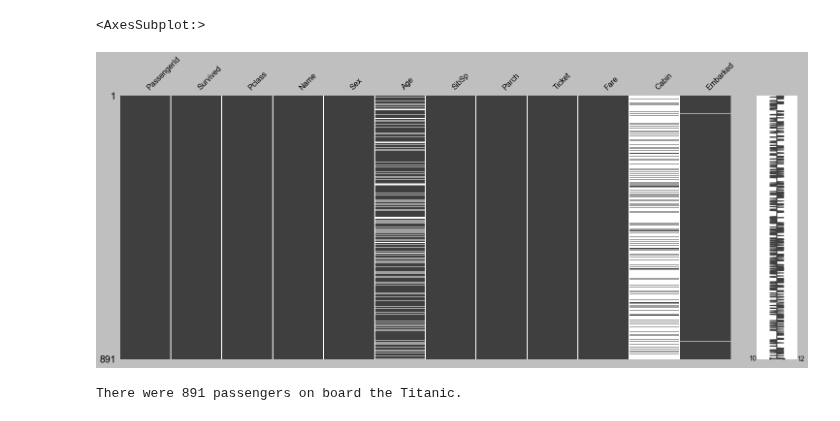
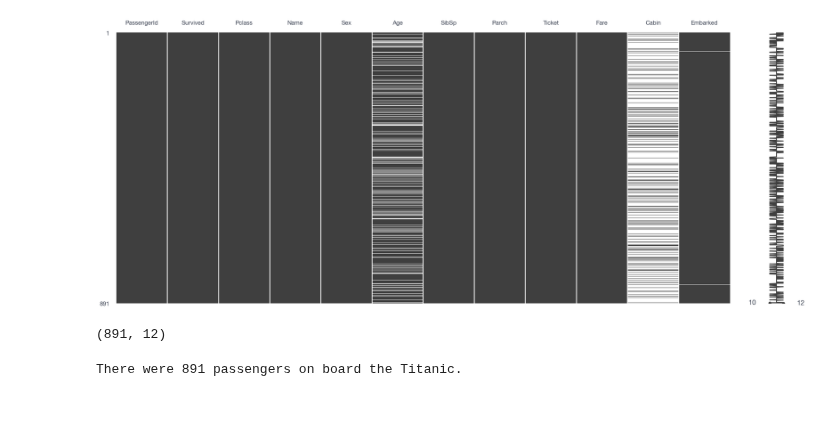
Before and after one commit to qlinhta/my-notes, a Jupyter notebook: teaching/PandasTitanicSolution.ipynb, the cells around one changed output. Saved outputs shown, nothing was run; the diff lists cells and outputs as text; code cells hidden in the pictures.

```diff
--- a/teaching/PandasTitanicSolution.ipynb
+++ b/teaching/PandasTitanicSolution.ipynb
@@ -50,11 +49,15 @@ df.head()
 | 2 | 3 | 1 | Third | Heikkinen, Miss. Laina | female | 26.0 | 0 | 0 | STON/O2. 3101282 | 7.9250 | ... |
 | 3 | 4 | 1 | First | Futrelle, Mrs. Jacques Heath (Lil... | female | 35.0 | 1 | 0 | 113803 | 53.1000 | ... |
 | 4 | 5 | 0 | Third | Allen, Mr. William Henry | male | 35.0 | 0 | 0 | 373450 | 8.0500 | ... |
-# %%
-msno.matrix(df)
-# %% [output]
-<AxesSubplot:>
-[figure, removed]
+# %%
+with load_theme('arctic_light'):
+    msno.matrix(df)
+# %% [output]
+[figure, added]
+# %%
+df.shape
+# %% [output]
+(891, 12)
 # %%
 # 2. How many passengers were on board the Titanic?
 print(f'There were {df.shape[0]} passengers on board the Titanic.')
```
Also changed, not shown: parts of 13 cells of this notebook, 3 other files.
